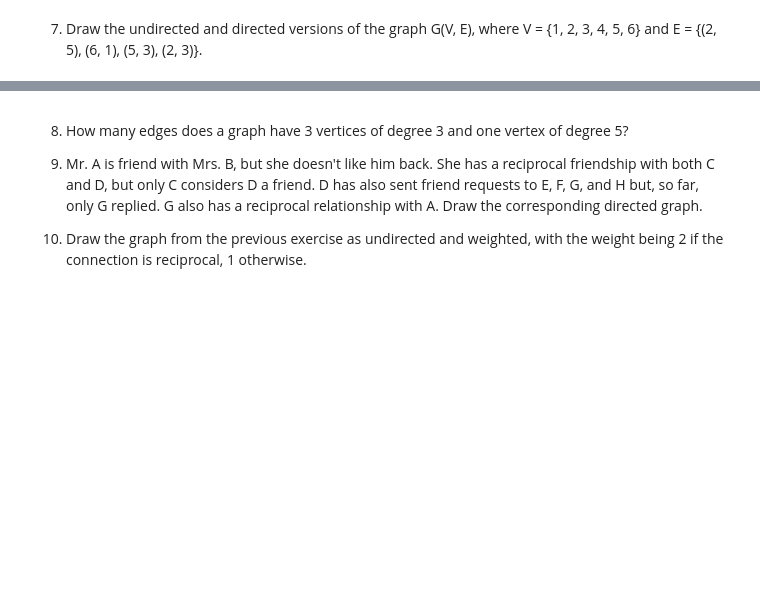
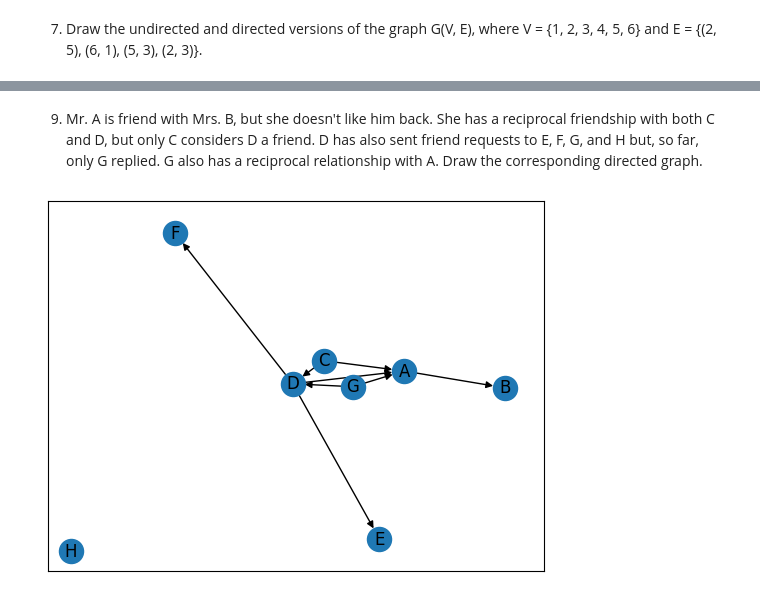
Before and after one commit to nataly-enne/network_analysis, a Jupyter notebook: ex_1/ex_1.ipynb, the cells around one changed output, grey strips where cells are left out. Drawn from its saved outputs; the diff is of its cells as text; code cells hidden in the pictures; blank space fills up the shorter version.

```diff
--- a/ex_1/ex_1.ipynb
+++ b/ex_1/ex_1.ipynb
@@ -89,7 +105,32 @@ ModuleNotFoundError: No module named 'networkx'
 # %% [markdown]
-
-8. How many edges does a graph have 3 vertices of degree 3 and one vertex of degree 5?
-
 9.  Mr. A is friend with Mrs. B, but she doesn't like him back. She has a reciprocal friendship with both C and D, but only C considers D a friend. D has also sent friend requests to E, F, G, and H but, so far, only G replied. G also has a reciprocal relationship with A. Draw the corresponding directed graph.
-
-10. Draw the graph from the previous exercise as undirected and weighted, with the weight being 2 if the connection is reciprocal, 1 otherwise.
+# %%
+# 'A' é amigo de 'B', mas 'B' não gosta de 'A' de volta.
+# 'A' tem uma amizade recíproca com 'C' e 'D
+# 'C' considera 'D' um amigo, mas 'D' não considera 'C' um amigo
+# 'D' enviou solicitações de amizade para 'E', 'F', 'G' e 'H', mas apenas 'G' respondeu
+# 'G' tem um relacionamento recíproco com 'A'.
+
+import networkx as nx
+import matplotlib.pyplot as plt
+
+G = nx.DiGraph()
+
+G.add_nodes_from(['A', 'B', 'C', 'D', 'E', 'F', 'G', 'H'])
+
+G.add_edge('A', 'B')
+G.add_edge('C', 'A')
+G.add_edge('D', 'A')
+G.add_edge('C', 'D')
+G.add_edge('D', 'E')
+G.add_edge('D', 'F')
+G.add_edge('G', 'D')
+G.add_edge('G', 'A')
+
+pos = nx.spring_layout(G)
+
+nx.draw_networkx(G, pos, with_labels=True)
+
+plt.show()
+# %% [output]
+[figure, added]
```
Also changed, not shown: parts of 4 cells of this notebook.
